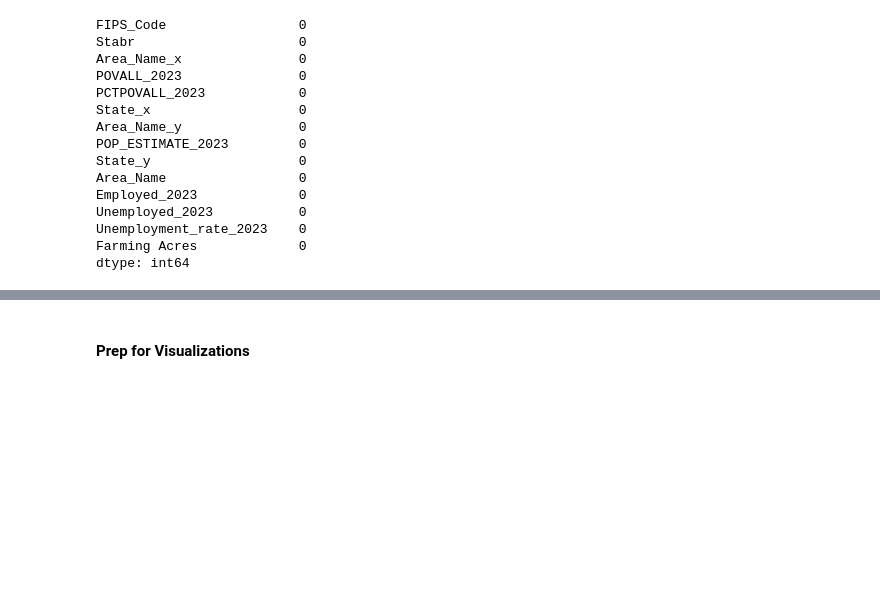
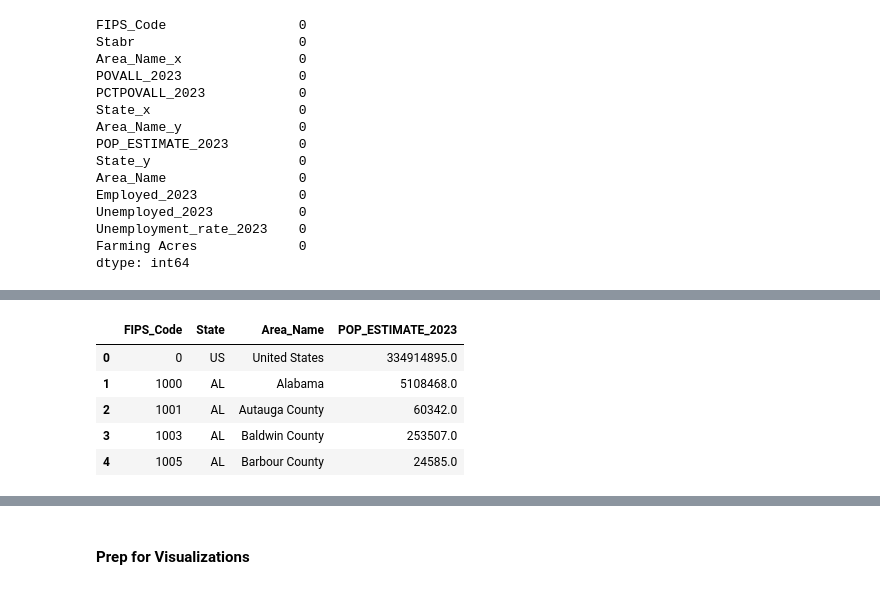
Before and after one commit to reppenp/Capstone_Project_Agri_Influence, a Jupyter notebook: workbook/agri_influence.ipynb, the cells around one changed output, grey strips where cells are left out. Cells and saved outputs as stored; diff of their text form; code cells hidden in the pictures; blank space fills up the shorter version.

```diff
--- a/workbook/agri_influence.ipynb
+++ b/workbook/agri_influence.ipynb
@@ -657,0 +609,9 @@ dtype: object
+# %%
+pop_df.head(5)
+# %% [output]
+|  | FIPS_Code | State | Area_Name | POP_ESTIMATE_2023 |
+| 0 | 0 | US | United States | 334914895.0 |
+| 1 | 1000 | AL | Alabama | 5108468.0 |
+| 2 | 1001 | AL | Autauga County | 60342.0 |
+| 3 | 1003 | AL | Baldwin County | 253507.0 |
+| 4 | 1005 | AL | Barbour County | 24585.0 |
```
Also changed, not shown: parts of 33 cells of this notebook, 1 other file.
